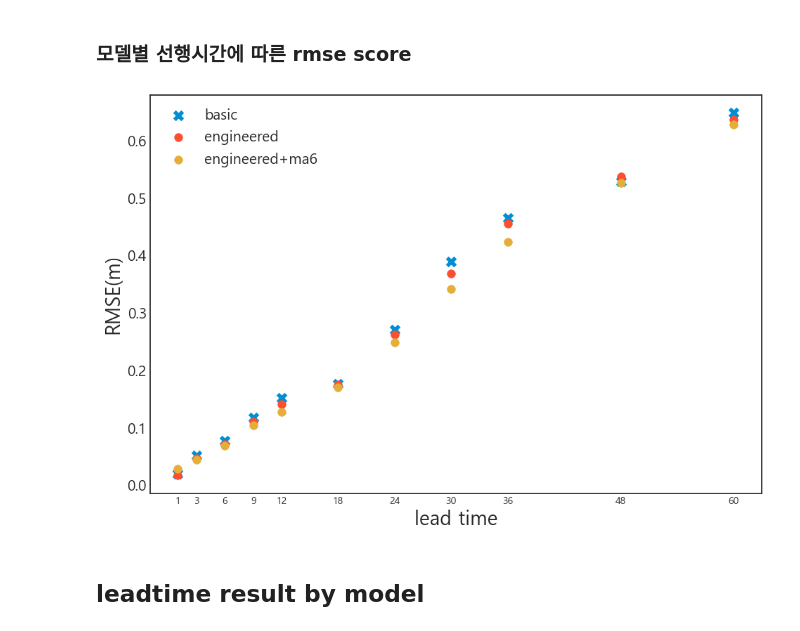
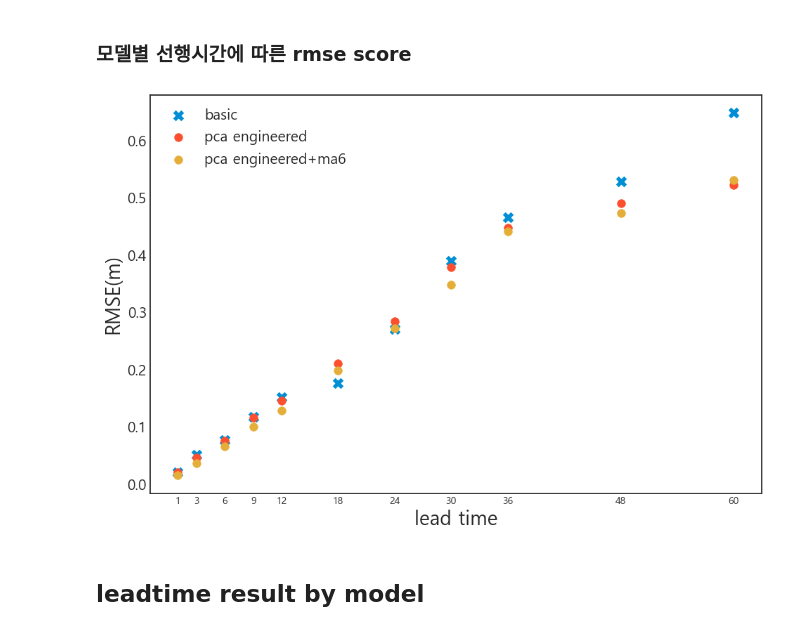
Before and after one commit to Bae-ChangHyun/Waterlevel-predict, a Jupyter notebook: code/수위 예측.ipynb, the cells around one changed output. Saved outputs shown, nothing was run; the diff lists cells and outputs as text; code cells hidden in the pictures.

```diff
--- a/code/수위 예측.ipynb
+++ b/code/수위 예측.ipynb
@@ -459,7 +459,7 @@ test_data.drop(['wl_hg_br','fw_hg_br','wl_gj_br','wl_pd_br','fw_pd_br'],axis=1,i
 * VIF > 1  :다른 독립 변수들과의 상관 관계가 강력 =  다중공선성의 영향 높음.
 """
 
-df=load_dataset(1, 0, 0)[0]
+df=load_dataset2(1, 6, 1)[0]
 #df=pd.concat([tmp[0],tmp[2]],axis=1)
 df['Intercept'] = 1
 
@@ -766,7 +816,7 @@ else:
 # %% [markdown]
 ## Feature engineering model result
 # %%
-filepath = "../result/model/leadtime/" # feature
+filepath = "../result/new_model/leadtime/" # feature
 
 preds_list,scores2=[],[]
 days_list=[1,3,6,9,12,18,24,30,36,48,60,72]
@@ -776,7 +826,7 @@ if(check(filepath)==0): # 해당경로에 없을 때
         print("#"*50)
         print("LeadTime=%d"%days_list[i])
         print("Modeling Start")
-        base_set=load_dataset(days_list[i],0,1)
+        base_set=load_dataset2(days_list[i],0,1)
         model=RandomForestRegressor(n_jobs=-1,random_state=624)
         model = model.fit(base_set[0],base_set[2])
         pred = model.predict(base_set[1])
@@ -802,7 +852,7 @@ else:
 # %% [markdown]
 ## moving_average=6 / feature engineering model result
 # %%
-filepath = "../result/model2/leadtime/" # feature
+filepath = "../result/new_model2/leadtime/" # feature
 
 preds_list,scores3=[],[]
 days_list=[1,3,6,9,12,18,24,30,36,48,60,72]
@@ -813,7 +863,7 @@ if(check(filepath)==0): # 해당경로에 없을 때
         print("#"*50)
         print("LeadTime=%d"%days_list[i])
         print("Modeling Start")
-        base_set=load_dataset(days_list[i],6,1)
+        base_set=load_dataset2(days_list[i],6,1)
         model=RandomForestRegressor(n_jobs=-1,random_state=624)
         model = model.fit(base_set[0],base_set[2])
         pred = model.predict(base_set[1])
@@ -822,7 +872,6 @@ if(check(filepath)==0): # 해당경로에 없을 때
         print("RMSE score is %f / NSE score is %f"%(metric(answer,pred)[0],metric(answer,pred)[1]))
         preds_list.append(pred)
         pred.to_csv(f"{filepath}wl_jamsu({days_list[i]}).csv",index=False)
-        joblib.dump(model, f"D:/waterdata/result/leadtime/wl_jamsu({days_list[i]}.pkl")
         print("Modeling END")
 
         del base_set
@@ -896,24 +927,50 @@ RMSE score is 0.759552
 # Visaulize Result
 # %% [markdown]
 ### 모델별 선행시간에 따른 rmse score
+# %%
+scores1=[] #base
+scores2=[] #base+featureengu
+scores3=[] #abe+feate+ma
+
+scores4=[] #base+featureengu
+scores5=[] #abe+feate+ma
+
+
+for i in tqdm(range(len(days_list))):
+    tmp=pd.read_csv(f"../result/base_model/leadtime/wl_jamsu({days_list[i]}).csv")
+    scores1.append(metric(answer,tmp)[0])
+
+    tmp=pd.read_csv(f"../result/model/leadtime/wl_jamsu({days_list[i]}).csv")
+    scores2.append(metric(answer,tmp)[0])
+
+    tmp=pd.read_csv(f"../result/model2/leadtime/wl_jamsu({days_list[i]}).csv")
+    scores3.append(metric(answer,tmp)[0])
+
+    tmp=pd.read_csv(f"../result/new_model/leadtime/wl_jamsu({days_list[i]}).csv")
+    scores4.append(metric(answer,tmp)[0])
+
+    tmp=pd.read_csv(f"../result/new_model2/leadtime/wl_jamsu({days_list[i]}).csv")
+    scores5.append(metric(answer,tmp)[0])
 # %%
 fig=plt.figure(figsize=(10,7))
 plt.scatter(days_list[:-1], scores[:-1], s=70, label='basic',marker='x')
-plt.scatter(days_list[:-1], scores2[:-1], s=70, label='engineered',marker='o')
-plt.scatter(days_list[:-1], scores3[:-1], s=70, label='engineered+ma6',marker='o')
-#plt.scatter(days_list[:-1], scores4[:-1], s=70, label='engineered+ma6+optimize',marker='o')
+#plt.scatter(days_list[:-1], scores2[:-1], s=70, label='engineered',marker='o')
+#plt.scatter(days_list[:-1], scores3[:-1], s=70, label='engineered+ma6',marker='o')
+plt.scatter(days_list[:-1], scores4[:-1], s=70, label='pca engineered',marker='o')
+plt.scatter(days_list[:-1], scores5[:-1], s=70, label='pca engineered+ma6',marker='o')
+
 
 
 plt.legend(fontsize=15)
 plt.xticks(days_list[:-1], fontsize=10)
 plt.yticks(fontsize=15)
 
 plt.xlabel("lead time", fontsize=20)
 plt.ylabel("RMSE(m)", fontsize=20);
 
 #fig.savefig(f"image/model comparison", transparent = True,dpi=300, bbox_inches='tight');
 # %% [output]
-[figure, old version]
+[figure, new version]
 # %% [markdown]
 ## leadtime result by model
 # %%
```
Also changed, not shown: parts of 12 cells of this notebook.
